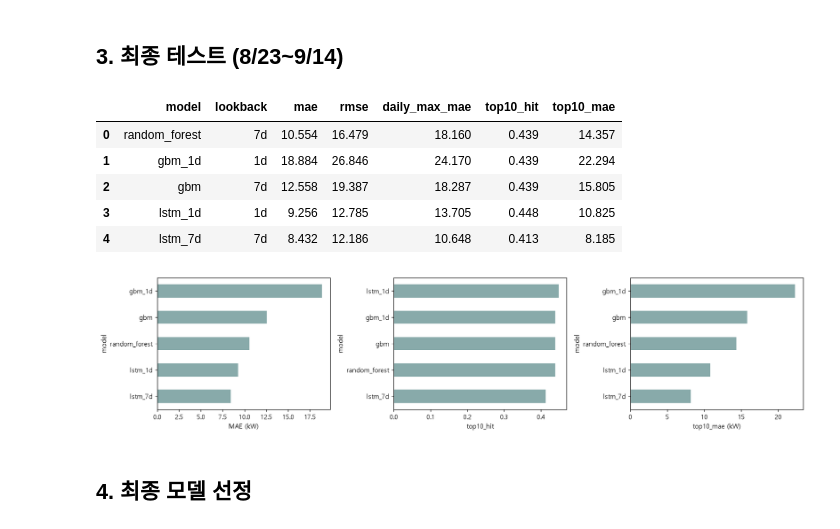
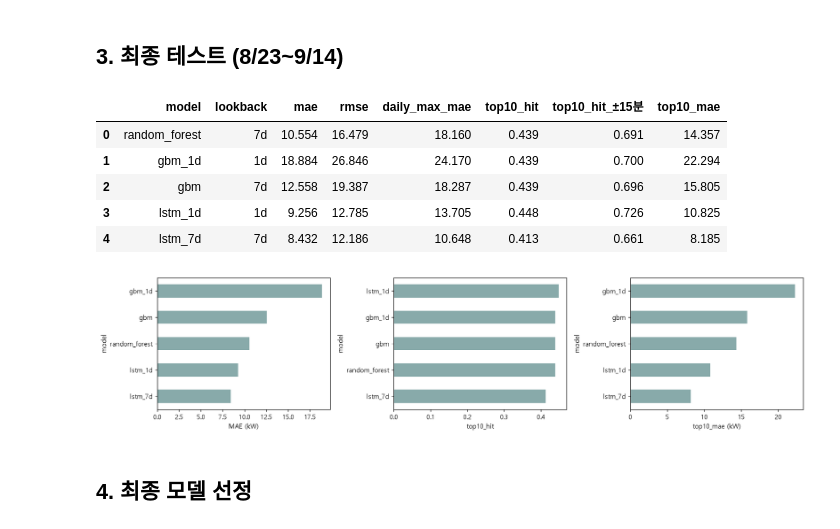
Before and after one commit to Jon-Irenicus/kamp_ai_competition, a Jupyter notebook: notebooks/02_results_analysis.ipynb, the cells around one changed output. Saved outputs shown, nothing was run; the diff lists cells and outputs as text; code cells hidden in the pictures.

```diff
--- a/notebooks/02_results_analysis.ipynb
+++ b/notebooks/02_results_analysis.ipynb
@@ -90,22 +90,27 @@ plt.show()
 # %% [markdown]
 ## 3. 최종 테스트 (8/23~9/14)
 # %%
+tol = C.PEAK_HIT_TOL_SLOTS
+tol_col = f"{HIT_COL}_±{15 * tol}분"
+act = daily_matrix(preds, "kw").to_numpy()
+test[tol_col] = [(topk_hits_within(act, daily_matrix(preds, m).to_numpy(), tol=tol) / K).mean()
+                 for m in test["model"]]
 display(test[["model","lookback", "mae", "rmse", "daily_max_mae",
-              HIT_COL, TOPK_MAE_COL]].round(3))
+              HIT_COL, tol_col, TOPK_MAE_COL]].round(3))
 fig, axes = plt.subplots(1, 3, figsize=(15, 3.5))
 t = test.set_index("model")
 for ax, col, xlabel in [(axes[0], "mae", "MAE (kW)"), (axes[1], HIT_COL, HIT_COL), (axes[2], TOPK_MAE_COL, f"{TOPK_MAE_COL} (kW)")]:
     t[col].sort_values().plot(kind="barh", ax=ax, color="#8aa")
     ax.set_xlabel(xlabel)
 plt.tight_layout()
 plt.show()
 # %% [output]
-|  | model | lookback | mae | rmse | daily_max_mae | top10_hit | top10_mae |
-| 0 | random_forest | 7d | 10.554 | 16.479 | 18.160 | 0.439 | 14.357 |
-| 1 | gbm_1d | 1d | 18.884 | 26.846 | 24.170 | 0.439 | 22.294 |
-| 2 | gbm | 7d | 12.558 | 19.387 | 18.287 | 0.439 | 15.805 |
-| 3 | lstm_1d | 1d | 9.256 | 12.785 | 13.705 | 0.448 | 10.825 |
-| 4 | lstm_7d | 7d | 8.432 | 12.186 | 10.648 | 0.413 | 8.185 |
+|  | model | lookback | mae | rmse | daily_max_mae | top10_hit | top10_hit_±15분 | top10_mae |
+| 0 | random_forest | 7d | 10.554 | 16.479 | 18.160 | 0.439 | 0.691 | 14.357 |
+| 1 | gbm_1d | 1d | 18.884 | 26.846 | 24.170 | 0.439 | 0.700 | 22.294 |
+| 2 | gbm | 7d | 12.558 | 19.387 | 18.287 | 0.439 | 0.696 | 15.805 |
+| 3 | lstm_1d | 1d | 9.256 | 12.785 | 13.705 | 0.448 | 0.726 | 10.825 |
+| 4 | lstm_7d | 7d | 8.432 | 12.186 | 10.648 | 0.413 | 0.661 | 8.185 |
 [figure]
 # %% [markdown]
 ## 4. 최종 모델 선정
```
Also changed, not shown: parts of 1 cell of this notebook, 2 other files.
